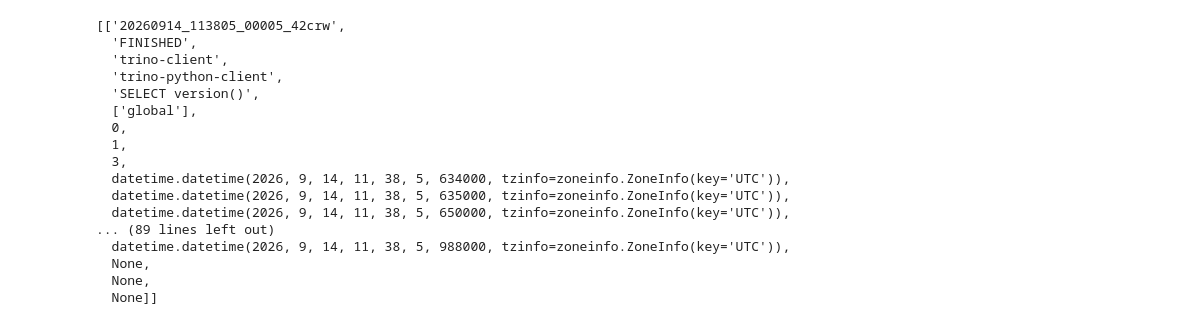
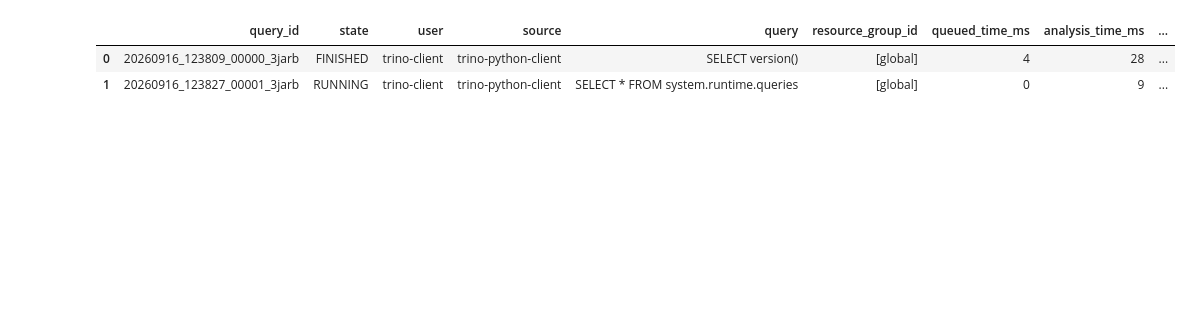
Before and after one commit to rogeriomm/monorepo-datahub-ops, a Jupyter notebook: notebooks/jupyter/trino/trino-hello-world-magic.ipynb, the cells around one changed output. Cells and saved outputs as stored; diff of their text form; code cells hidden in the pictures; blank space fills up the shorter version.

```diff
--- a/notebooks/jupyter/trino/trino-hello-world-magic.ipynb
+++ b/notebooks/jupyter/trino/trino-hello-world-magic.ipynb
@@ -29,22 +6,6 @@ display(rows)
 # %%
-cursor.execute("SELECT * FROM system.runtime.queries")
-rows = cursor.fetchall()
-display(rows)
+%tsql SELECT * FROM system.runtime.queries
 # %% [output]
-[['20260914_113805_00005_42crw',
-  'FINISHED',
-  'trino-client',
-  'trino-python-client',
-  'SELECT version()',
-  ['global'],
-  0,
-  1,
-  3,
-  datetime.datetime(2026, 9, 14, 11, 38, 5, 634000, tzinfo=zoneinfo.ZoneInfo(key='UTC')),
-  datetime.datetime(2026, 9, 14, 11, 38, 5, 635000, tzinfo=zoneinfo.ZoneInfo(key='UTC')),
-  datetime.datetime(2026, 9, 14, 11, 38, 5, 650000, tzinfo=zoneinfo.ZoneInfo(key='UTC')),
-... (89 lines left out)
-  datetime.datetime(2026, 9, 14, 11, 38, 5, 988000, tzinfo=zoneinfo.ZoneInfo(key='UTC')),
-  None,
-  None,
-  None]]
+|  | query_id | state | user | source | query | resource_group_id | queued_time_ms | analysis_time_ms | ... |
+| 0 | 20260916_123809_00000_3jarb | FINISHED | trino-client | trino-python-client | SELECT version() | [global] | 4 | 28 | ... |
+| 1 | 20260916_123827_00001_3jarb | RUNNING | trino-client | trino-python-client | SELECT * FROM system.runtime.queries | [global] | 0 | 9 | ... |
```
Also changed, not shown: parts of 10 cells of this notebook, 3 other files.
